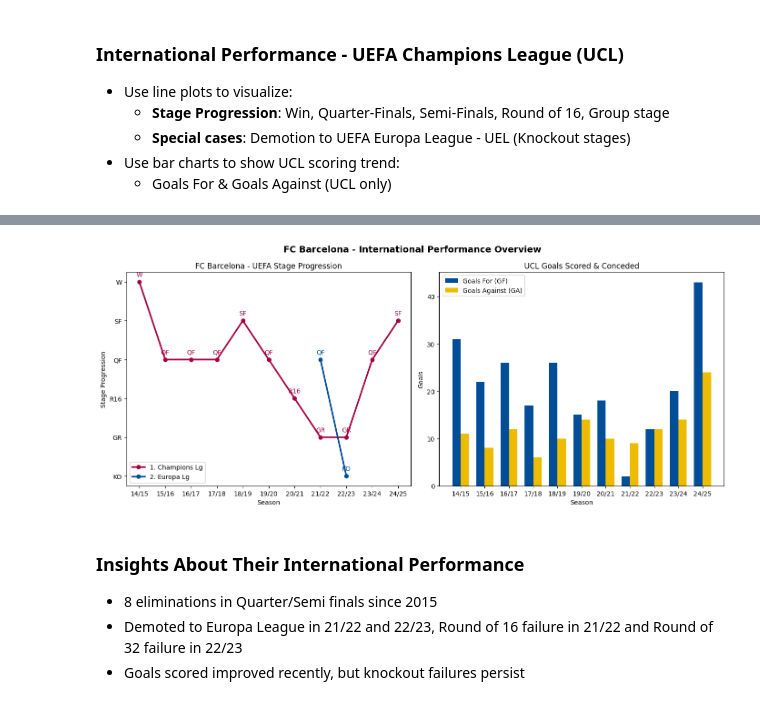
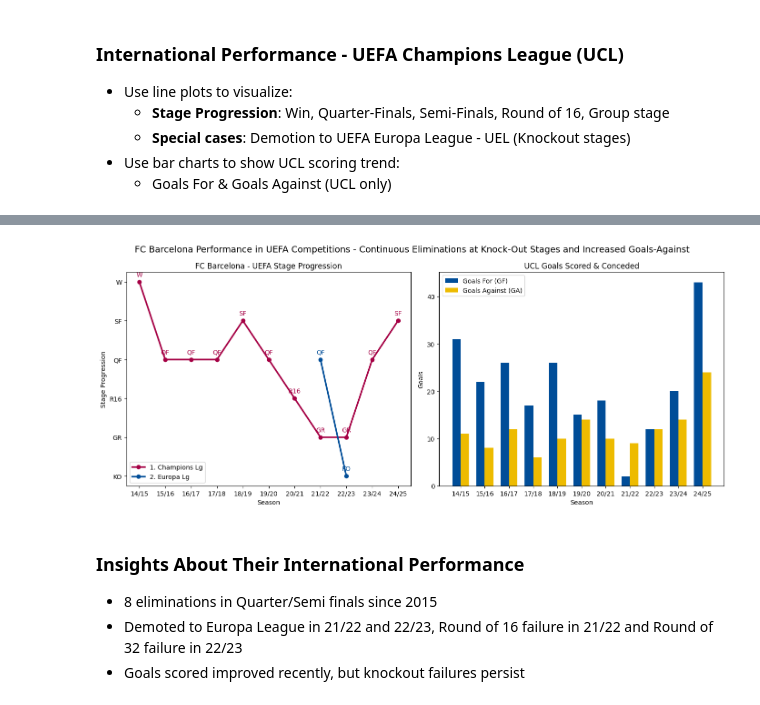
Before and after one commit to linhtran1003/FCB_Peformance_Financial, a Jupyter notebook: FCB_performance_analysis.ipynb, the cells around one changed output, grey strips where cells are left out. Cells and saved outputs as stored; diff of their text form; code cells hidden in the pictures.

Commit message:
Updating visualizations

```diff
--- a/FCB_performance_analysis.ipynb
+++ b/FCB_performance_analysis.ipynb
@@ -278,35 +278,35 @@ for comp in df2["Intl Comp"].unique():
     for x, y, txt in zip(comp_df["Season"], comp_df["Stage Progression"], comp_df["Stage Reached"]):
         ax1.text(x, y + 0.14, txt, ha="center", color=colors[comp])
 
 ax1.set_title("FC Barcelona - UEFA Stage Progression")
 ax1.set_xlabel("Season")
 ax1.set_ylabel("Stage Progression")
 
 ax1.set_yticks(list(stage_map.values()))
 ax1.set_yticklabels(list(stage_map.keys()))
 
 ax1.legend(loc="lower left")
 
 # goals for & goals against of Champions League only
 ucl = df2[df2["Intl Comp"] == "1. Champions Lg"]
 x = np.arange(len(ucl))
 width = 0.35
 ax2.bar(x - width/2, ucl["UCL GF"], width, color="#004D98", label="Goals For (GF)")
 ax2.bar(x + width/2, ucl["UCL GA"], width, color="#EDBB00", label="Goals Against (GA)")
 
 ax2.set_title("UCL Goals Scored & Conceded")
 ax2.set_xlabel("Season")
 ax2.set_ylabel("Goals")
 ax2.set_xticks(x)
 ax2.set_xticklabels(ucl["Season"])
 ax2.legend()
 
-plt.suptitle("FC Barcelona - International Performance Overview", fontsize=14, fontweight='bold')
+plt.suptitle("FC Barcelona Performance in UEFA Competitions - Continuous Eliminations at Knock-Out Stages and Increased Goals-Against", fontsize=14)
 plt.tight_layout()
 plt.savefig("./outputs/figures/goals_vs_goals-against.png")
 plt.show()
 # %% [output]
-[figure, old version]
+[figure, new version]
 # %% [markdown]
 ### Insights About Their International Performance
 - 8 eliminations in Quarter/Semi finals since 2015
```
Also changed, not shown: parts of 5 cells of this notebook, 3 other files.
